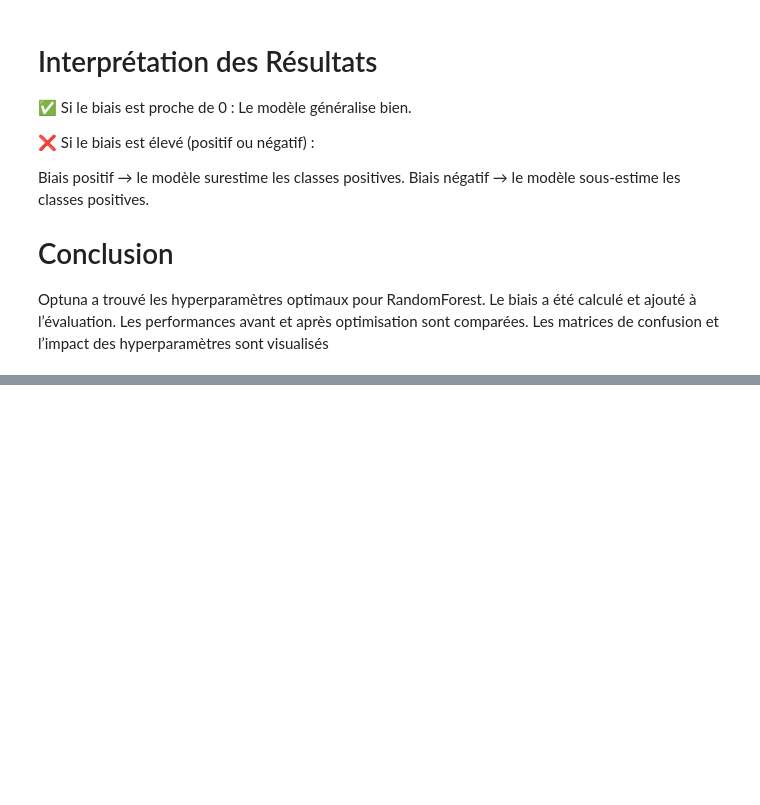
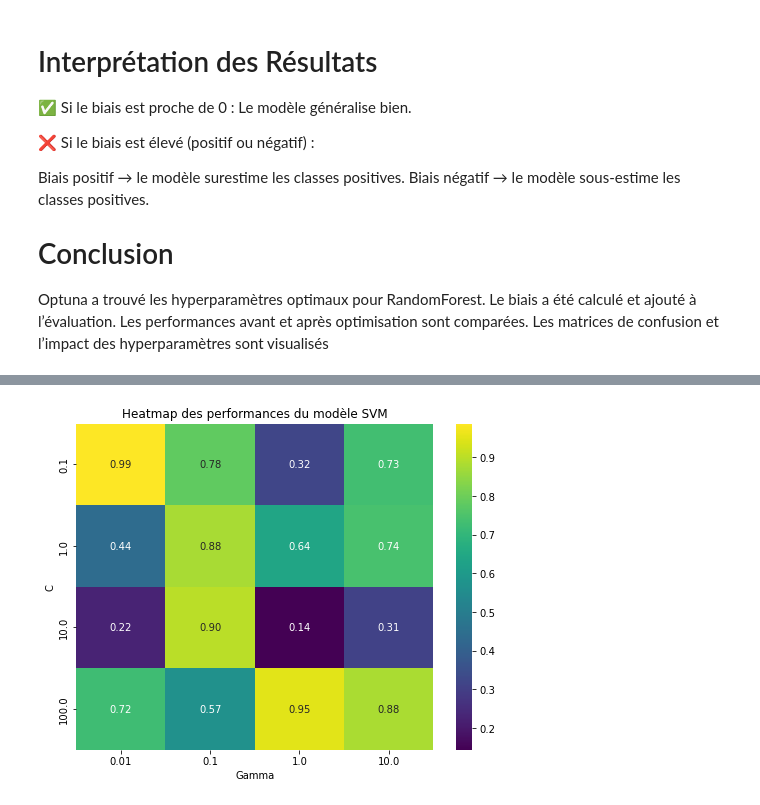
Before and after one commit to NANKENGDJIMYDAMESSE/RecherchesEreiLab, a Jupyter notebook: TpEfreiReseaschLab.ipynb, the cells around one changed output, grey strips where cells are left out. Cells and saved outputs as stored; diff of their text form; code cells hidden in the pictures; blank space fills up the shorter version.

```diff
--- a/TpEfreiReseaschLab.ipynb
+++ b/TpEfreiReseaschLab.ipynb
@@ -301,0 +461,20 @@ Les matrices de confusion et l’impact des hyperparamètres sont visualisés
+# %%
+import seaborn as sns
+import pandas as pd
+import numpy as np
+
+# Générer des scores fictifs pour illustrer
+C_values = [0.1, 1, 10, 100]
+gamma_values = [0.01, 0.1, 1, 10]
+scores = np.random.rand(4, 4)  # À remplacer par de vraies valeurs issues d'une recherche d'hyperparamètres
+
+# Convertir en dataframe pour une heatmap
+df = pd.DataFrame(scores, index=C_values, columns=gamma_values)
+plt.figure(figsize=(8, 6))
+sns.heatmap(df, annot=True, cmap="viridis", fmt=".2f")
+plt.xlabel("Gamma")
+plt.ylabel("C")
+plt.title("Heatmap des performances du modèle SVM")
+plt.show()
+# %% [output]
+[figure, added]
```
Also changed, not shown: parts of 13 cells of this notebook.
